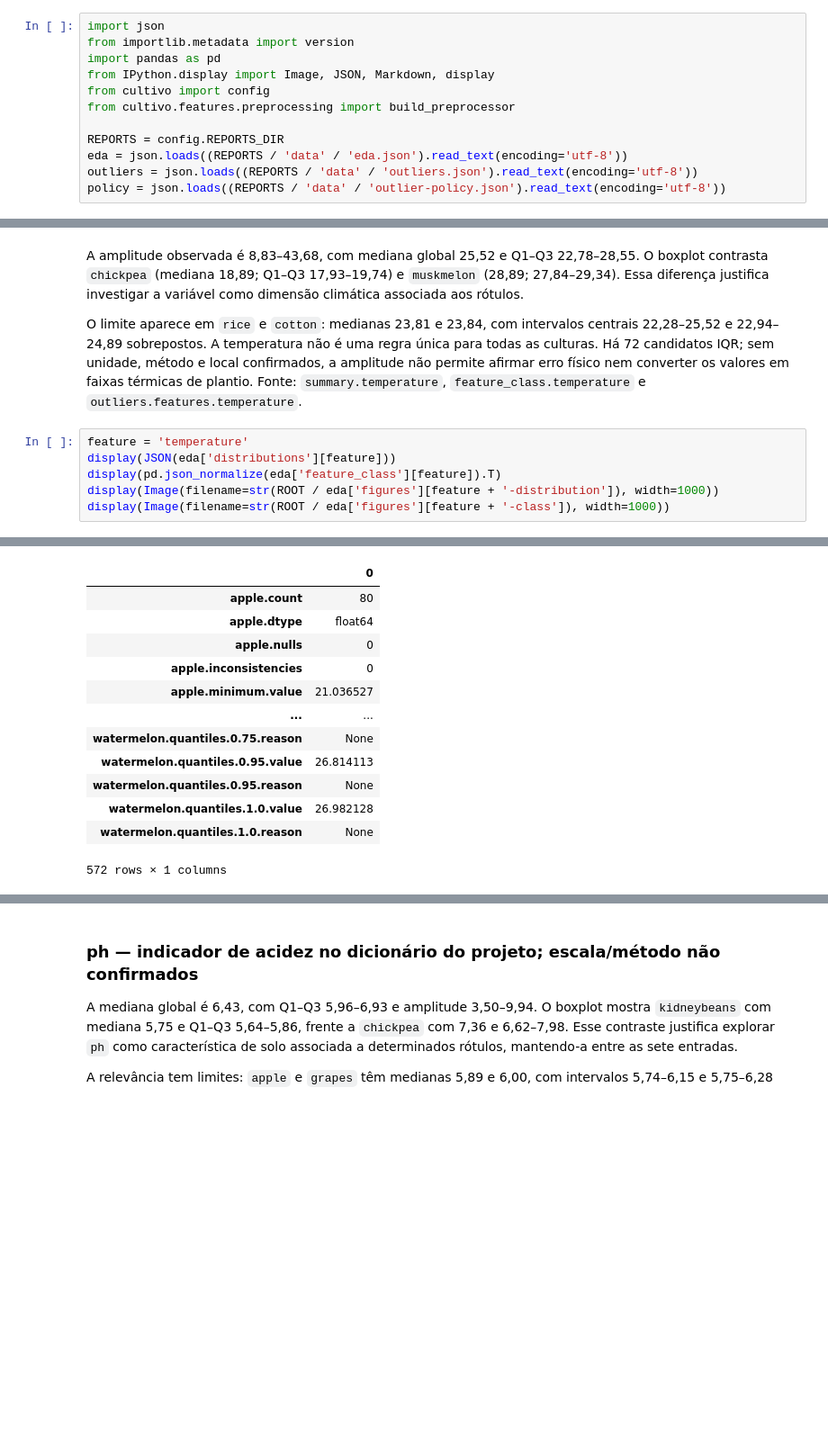
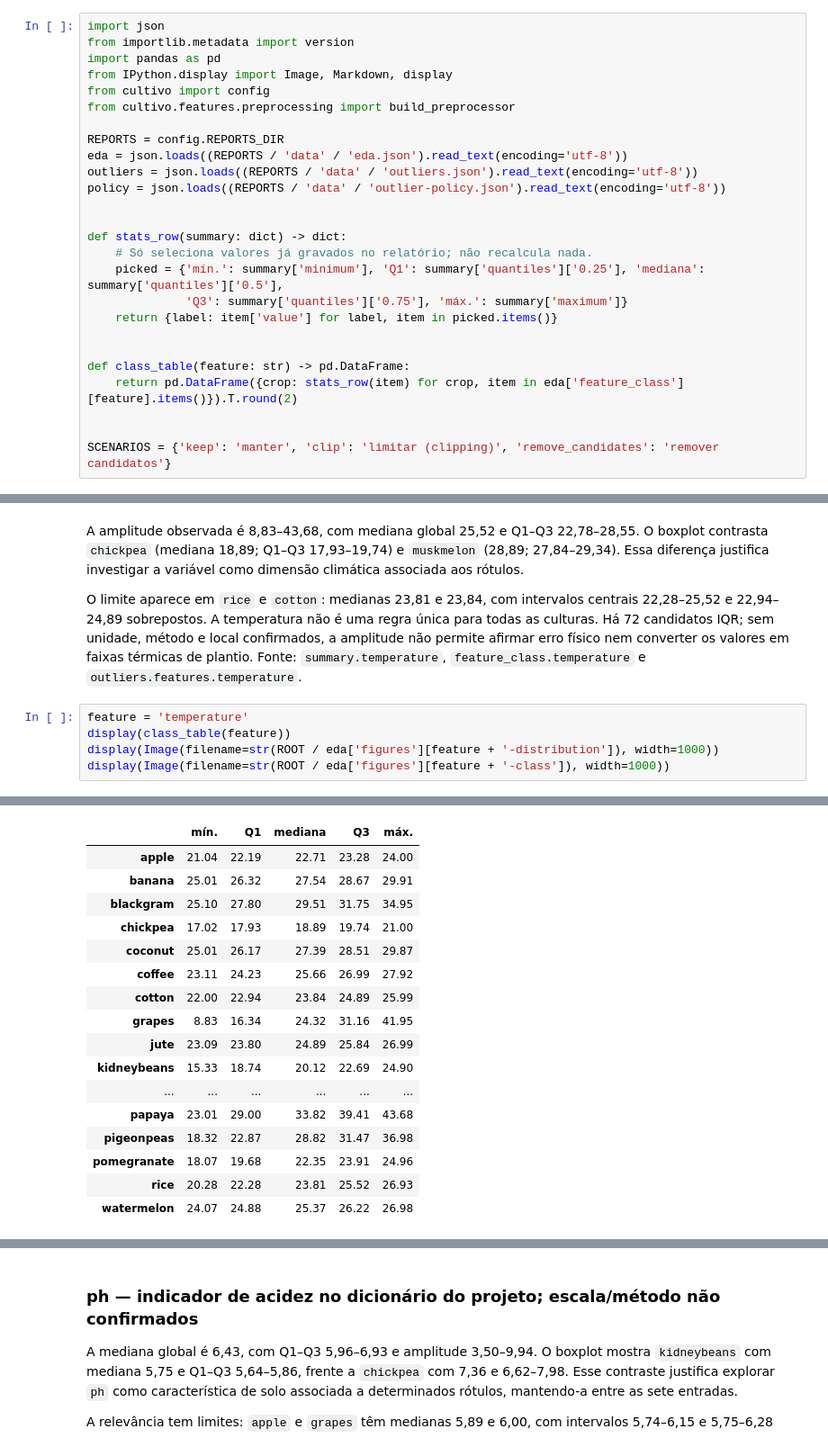
Before and after one commit to k1y05h17k/desafio2-recomendacao-cultivo, a Jupyter notebook: notebooks/00_entrega_parcial.ipynb, the cells around one changed output, grey strips where cells are left out. Shown at 90% size. Cells and saved outputs as stored; diff of their text form; blank space fills up the shorter version.

```diff
--- a/notebooks/00_entrega_parcial.ipynb
+++ b/notebooks/00_entrega_parcial.ipynb
@@ -51,7 +51,7 @@ A auditoria foi instalada na primeira celula de codigo. A interface le somente J
 import json
 from importlib.metadata import version
 import pandas as pd
-from IPython.display import Image, JSON, Markdown, display
+from IPython.display import Image, Markdown, display
 from cultivo import config
 from cultivo.features.preprocessing import build_preprocessor
 
@@ -59,6 +59,20 @@ REPORTS = config.REPORTS_DIR
 eda = json.loads((REPORTS / 'data' / 'eda.json').read_text(encoding='utf-8'))
 outliers = json.loads((REPORTS / 'data' / 'outliers.json').read_text(encoding='utf-8'))
 policy = json.loads((REPORTS / 'data' / 'outlier-policy.json').read_text(encoding='utf-8'))
+
+
+def stats_row(summary: dict) -> dict:
+    # Só seleciona valores já gravados no relatório; não recalcula nada.
+    picked = {'mín.': summary['minimum'], 'Q1': summary['quantiles']['0.25'], 'mediana': summary['quantiles']['0.5'],
+              'Q3': summary['quantiles']['0.75'], 'máx.': summary['maximum']}
+    return {label: item['value'] for label, item in picked.items()}
+
+
+def class_table(feature: str) -> pd.DataFrame:
+    return pd.DataFrame({crop: stats_row(item) for crop, item in eda['feature_class'][feature].items()}).T.round(2)
+
+
+SCENARIOS = {'keep': 'manter', 'clip': 'limitar (clipping)', 'remove_candidates': 'remover candidatos'}
 # %%
 assert eda['scope'] == outliers['scope'] == policy['scope'] == 'train'
 assert eda['provenance']['n_rows'] == policy['provenance']['n_observations'] == 1760
@@ -233,8 +254,7 @@ A amplitude observada é 8,83–43,68, com mediana global 25,52 e Q1–Q3 22,78
 O limite aparece em `rice` e `cotton`: medianas 23,81 e 23,84, com intervalos centrais 22,28–25,52 e 22,94–24,89 sobrepostos. A temperatura não é uma regra única para todas as culturas. Há 72 candidatos IQR; sem unidade, método e local confirmados, a amplitude não permite afirmar erro físico nem converter os valores em faixas térmicas de plantio. Fonte: `summary.temperature`, `feature_class.temperature` e `outliers.features.temperature`.
 # %%
 feature = 'temperature'
-display(JSON(eda['distributions'][feature]))
-display(pd.json_normalize(eda['feature_class'][feature]).T)
+display(class_table(feature))
 display(Image(filename=str(ROOT / eda['figures'][feature + '-distribution']), width=1000))
 display(Image(filename=str(ROOT / eda['figures'][feature + '-class']), width=1000))
 # %% [output]
@@ -242,16 +261,20 @@ display(Image(filename=str(ROOT / eda['figures'][feature + '-class']), width=100
-|  | 0 |
-| apple.count | 80 |
-| apple.dtype | float64 |
-| apple.nulls | 0 |
-| apple.inconsistencies | 0 |
-| apple.minimum.value | 21.036527 |
-| ... | ... |
-| watermelon.quantiles.0.75.reason | None |
-| watermelon.quantiles.0.95.value | 26.814113 |
-| watermelon.quantiles.0.95.reason | None |
-| watermelon.quantiles.1.0.value | 26.982128 |
-| watermelon.quantiles.1.0.reason | None |
+|  | mín. | Q1 | mediana | Q3 | máx. |
+| apple | 21.04 | 22.19 | 22.71 | 23.28 | 24.00 |
+| banana | 25.01 | 26.32 | 27.54 | 28.67 | 29.91 |
+| blackgram | 25.10 | 27.80 | 29.51 | 31.75 | 34.95 |
+| chickpea | 17.02 | 17.93 | 18.89 | 19.74 | 21.00 |
+| coconut | 25.01 | 26.17 | 27.39 | 28.51 | 29.87 |
+| coffee | 23.11 | 24.23 | 25.66 | 26.99 | 27.92 |
+| cotton | 22.00 | 22.94 | 23.84 | 24.89 | 25.99 |
+| grapes | 8.83 | 16.34 | 24.32 | 31.16 | 41.95 |
+| jute | 23.09 | 23.80 | 24.89 | 25.84 | 26.99 |
+| kidneybeans | 15.33 | 18.74 | 20.12 | 22.69 | 24.90 |
+| ... | ... | ... | ... | ... | ... |
+| papaya | 23.01 | 29.00 | 33.82 | 39.41 | 43.68 |
+| pigeonpeas | 18.32 | 22.87 | 28.82 | 31.47 | 36.98 |
+| pomegranate | 18.07 | 19.68 | 22.35 | 23.91 | 24.96 |
+| rice | 20.28 | 22.28 | 23.81 | 25.52 | 26.93 |
+| watermelon | 24.07 | 24.88 | 25.37 | 26.22 | 26.98 |
-572 rows × 1 columns
 [figure]
 [figure]
 # %% [markdown]
```
Also changed, not shown: parts of 45 cells of this notebook, 4 other files.
